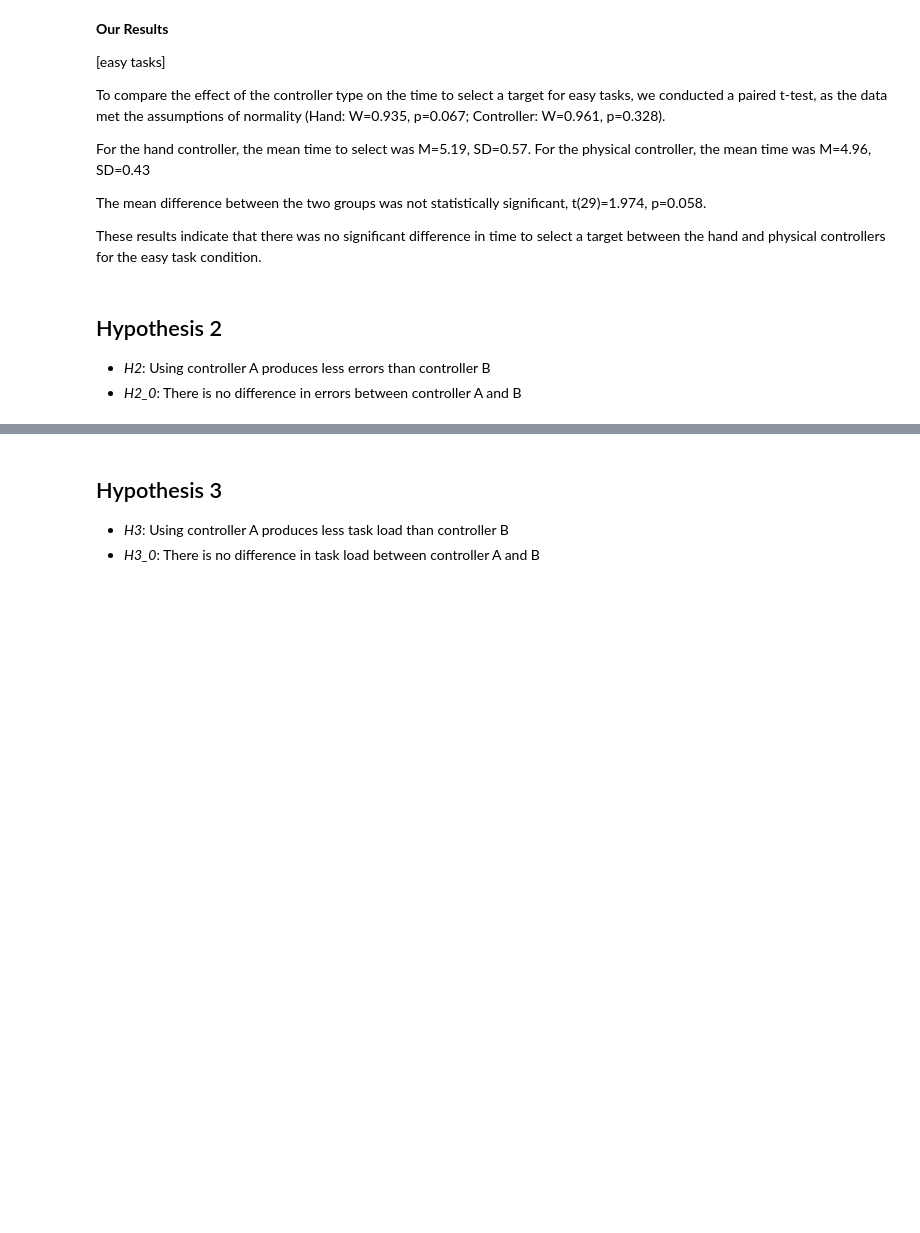
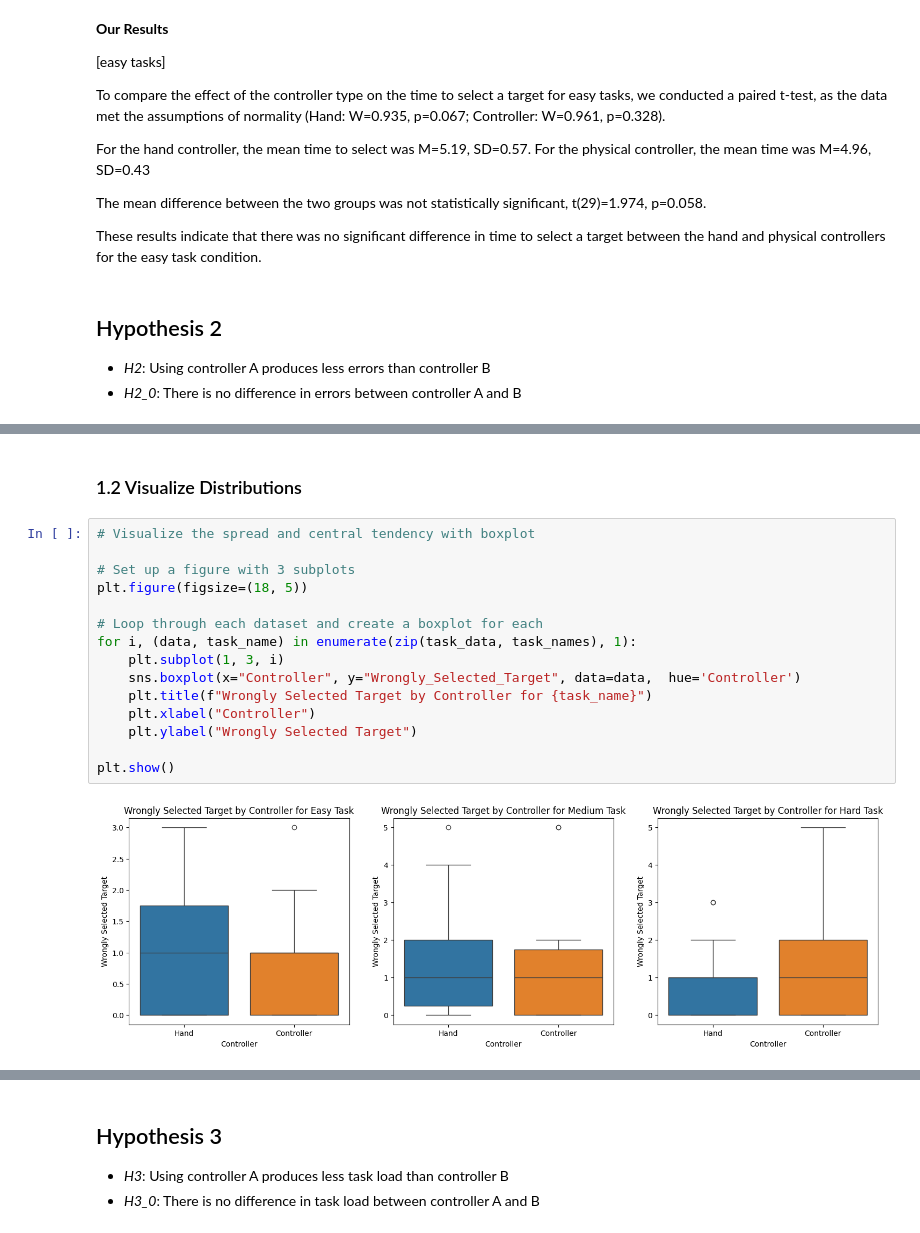
Before and after one commit to ETH-PEACH-Lab/hci_stats, a Jupyter notebook: reference.ipynb, the cells around one changed output, grey strips where cells are left out. Cells and saved outputs as stored; diff of their text form; blank space fills up the shorter version.

```diff
--- a/reference.ipynb
+++ b/reference.ipynb
@@ -311,0 +342,19 @@ Feel free to practice on your own!
+# %% [markdown]
+### 1.2 Visualize Distributions
+# %%
+# Visualize the spread and central tendency with boxplot
+
+# Set up a figure with 3 subplots
+plt.figure(figsize=(18, 5))
+
+# Loop through each dataset and create a boxplot for each
+for i, (data, task_name) in enumerate(zip(task_data, task_names), 1):
+    plt.subplot(1, 3, i)
+    sns.boxplot(x="Controller", y="Wrongly_Selected_Target", data=data,  hue='Controller')
+    plt.title(f"Wrongly Selected Target by Controller for {task_name}")
+    plt.xlabel("Controller")
+    plt.ylabel("Wrongly Selected Target")
+
+plt.show()
+# %% [output]
+[figure, added]
```
Also changed, not shown: parts of 31 cells of this notebook, 2 other files.
